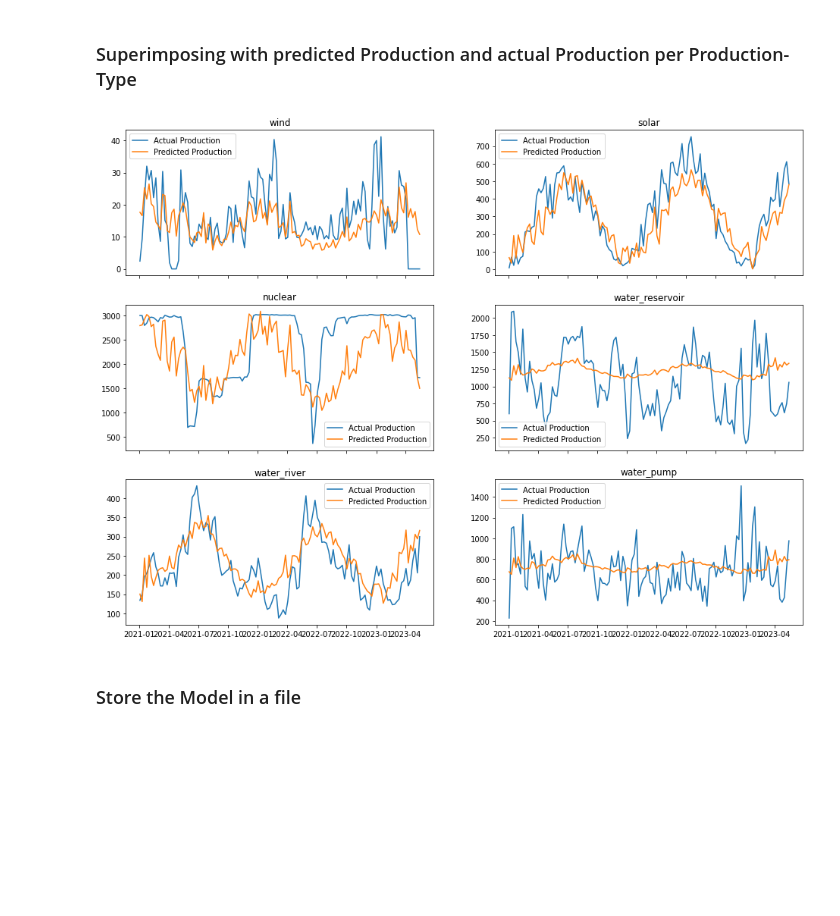
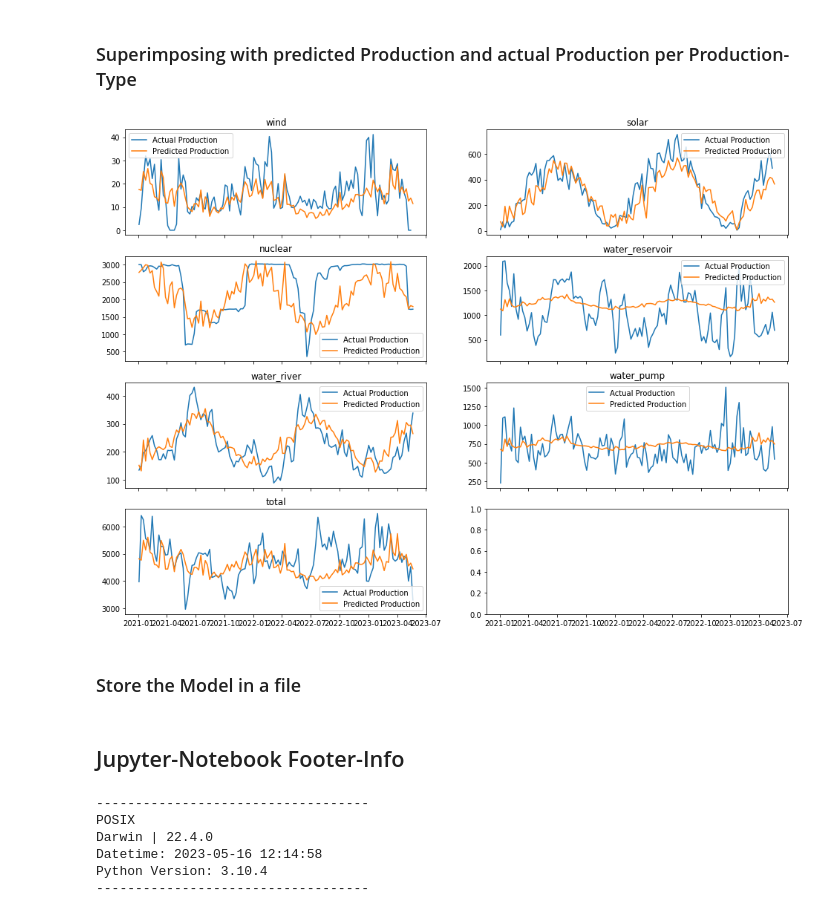
Before and after one commit to danielakomenda/scientific_programming_project, a Jupyter notebook: notebooks/Other_Code/Create Model.ipynb, the cells around one changed output. Saved outputs shown, nothing was run; the diff lists cells and outputs as text; code cells hidden in the pictures; blank space fills up the shorter version.

```diff
--- a/notebooks/Other_Code/Create Model.ipynb
+++ b/notebooks/Other_Code/Create Model.ipynb
@@ -299,17 +319,17 @@ Text(0.5, 1.0, 'Prediction: Energy Production predicted from Weather')
 # %% [markdown]
 ### Superimposing with predicted Production and actual Production per Production-Type
 # %%
-fig,axes = plt.subplots(3,2,figsize=(16,12),sharex=True)
+fig,axes = plt.subplots(4,2,figsize=(16,12),sharex=True)
 
 for ax, col in zip(axes.ravel(),target_features.columns):
     ax.plot(target_features_weekly.loc[:,col], label="Actual Production")
     ax.plot(prediction_weekly.loc[:,col], label="Predicted Production")
     ax.set_title(col)
     ax.legend()
 
 fig.savefig("../../src/sp_project/backend_server/static/pictures/overlap.png")
 # %% [output]
-[figure, old version]
+[figure, new version]
 # %% [markdown]
 ### Store the Model in a file
 # %%
@@ -326 +346,23 @@ if False:
         ), fh)
+# %% [markdown]
+## Jupyter-Notebook Footer-Info
+# %%
+import os
+import platform
+import socket
+from platform import python_version
+from datetime import datetime
+
+print('-----------------------------------')
+print(os.name.upper())
+print(platform.system(), '|', platform.release())
+print('Datetime:', datetime.now().strftime("%Y-%m-%d %H:%M:%S"))
+print('Python Version:', python_version())
+print('-----------------------------------')
+# %% [output]
+-----------------------------------
+POSIX
+Darwin | 22.4.0
+Datetime: 2023-05-16 12:14:58
+Python Version: 3.10.4
+-----------------------------------
```
Also changed, not shown: parts of 18 cells of this notebook, 21 other files.
